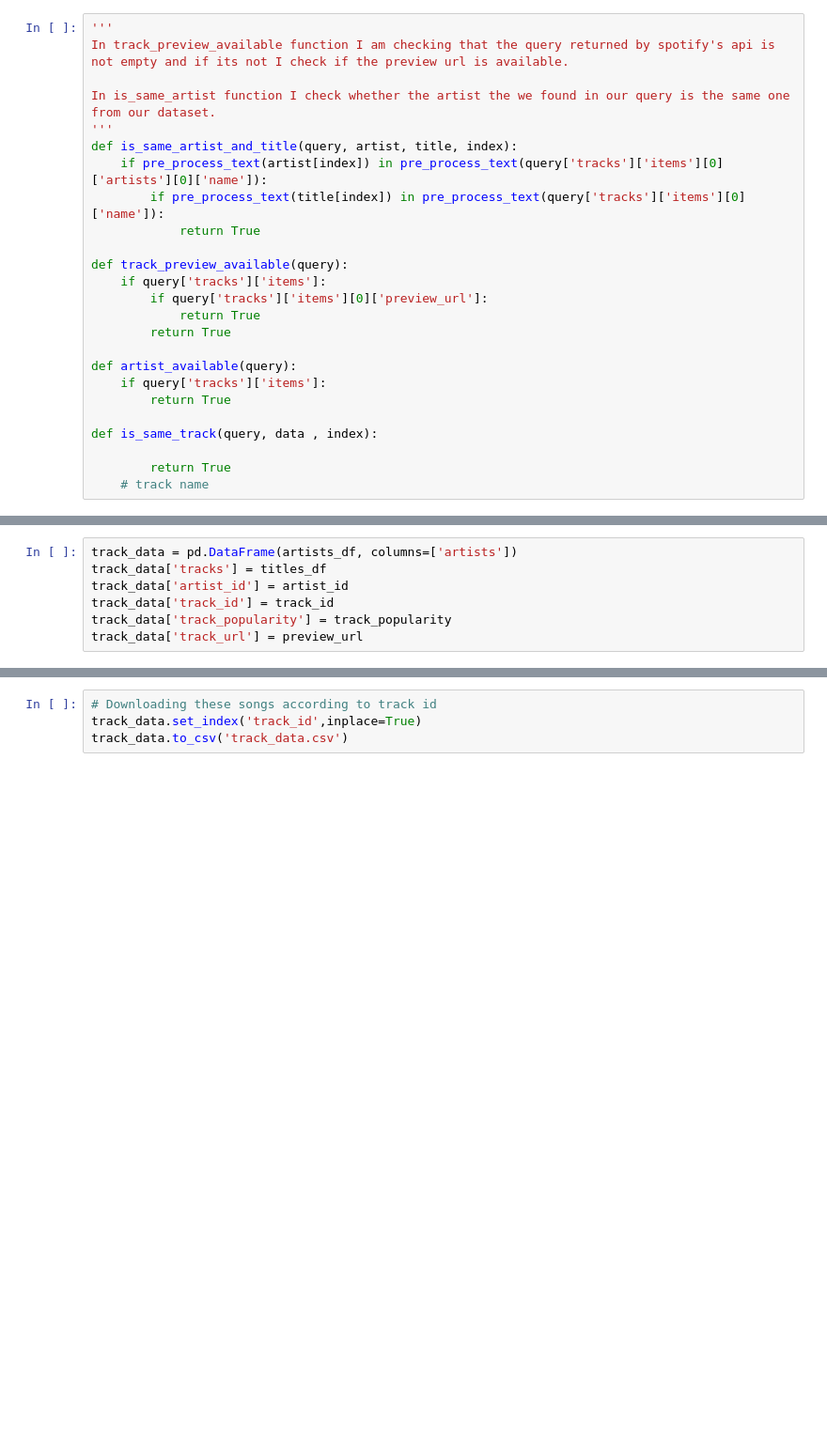
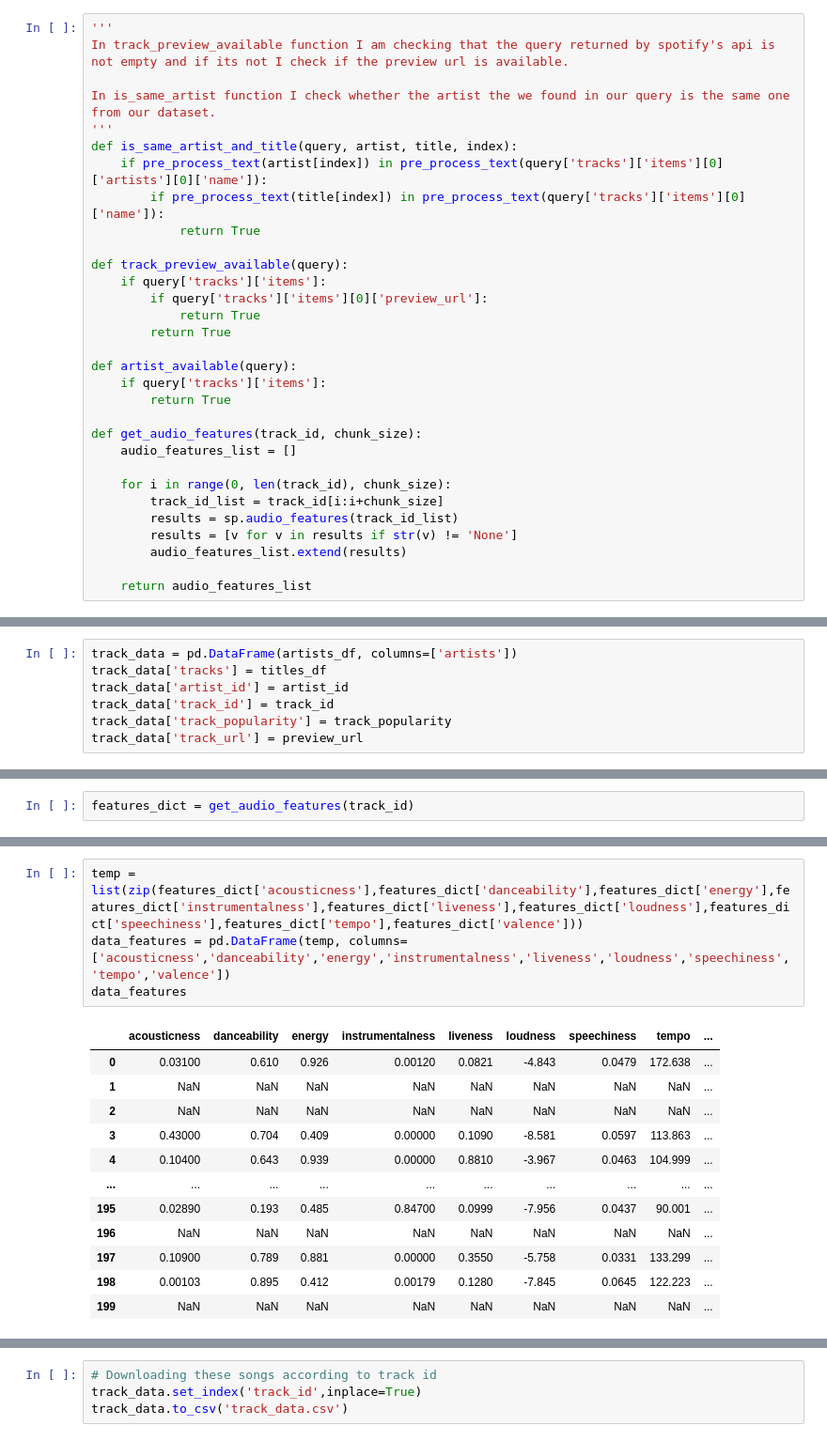
Before and after one commit to yash-td/Dataset_Creation, a Jupyter notebook: main_notebook.ipynb, the cells around one changed output, grey strips where cells are left out. Shown: that part at 94% size. Drawn from its saved outputs; the diff is of its cells as text; blank space fills up the shorter version.

```diff
--- a/main_notebook.ipynb
+++ b/main_notebook.ipynb
@@ -116,7 +116,13 @@ def artist_available(query):
     if query['tracks']['items']:
         return True
 
-def is_same_track(query, data , index):
+def get_audio_features(track_id, chunk_size):
+    audio_features_list = []
 
-        return True
-    # track name
+    for i in range(0, len(track_id), chunk_size):
+        track_id_list = track_id[i:i+chunk_size]
+        results = sp.audio_features(track_id_list)
+        results = [v for v in results if str(v) != 'None']
+        audio_features_list.extend(results)
+
+    return audio_features_list
@@ -232,0 +282,2 @@ track_data
+# %%
+features_dict = get_audio_features(track_id)
@@ -232,0 +302,17 @@ track_data
+# %%
+temp = list(zip(features_dict['acousticness'],features_dict['danceability'],features_dict['energy'],features_dict['instrumentalness'],features_dict['liveness'],features_dict['loudness'],features_dict['speechiness'],features_dict['tempo'],features_dict['valence']))
+data_features = pd.DataFrame(temp, columns=['acousticness','danceability','energy','instrumentalness','liveness','loudness','speechiness','tempo','valence'])
+data_features
+# %% [output]
+|  | acousticness | danceability | energy | instrumentalness | liveness | loudness | speechiness | tempo | ... |
+| 0 | 0.03100 | 0.610 | 0.926 | 0.00120 | 0.0821 | -4.843 | 0.0479 | 172.638 | ... |
+| 1 | NaN | NaN | NaN | NaN | NaN | NaN | NaN | NaN | ... |
+| 2 | NaN | NaN | NaN | NaN | NaN | NaN | NaN | NaN | ... |
+| 3 | 0.43000 | 0.704 | 0.409 | 0.00000 | 0.1090 | -8.581 | 0.0597 | 113.863 | ... |
+| 4 | 0.10400 | 0.643 | 0.939 | 0.00000 | 0.8810 | -3.967 | 0.0463 | 104.999 | ... |
+| ... | ... | ... | ... | ... | ... | ... | ... | ... | ... |
+| 195 | 0.02890 | 0.193 | 0.485 | 0.84700 | 0.0999 | -7.956 | 0.0437 | 90.001 | ... |
+| 196 | NaN | NaN | NaN | NaN | NaN | NaN | NaN | NaN | ... |
+| 197 | 0.10900 | 0.789 | 0.881 | 0.00000 | 0.3550 | -5.758 | 0.0331 | 133.299 | ... |
+| 198 | 0.00103 | 0.895 | 0.412 | 0.00179 | 0.1280 | -7.845 | 0.0645 | 122.223 | ... |
+| 199 | NaN | NaN | NaN | NaN | NaN | NaN | NaN | NaN | ... |
```
Also changed, not shown: parts of 13 cells of this notebook, 2 other files.
